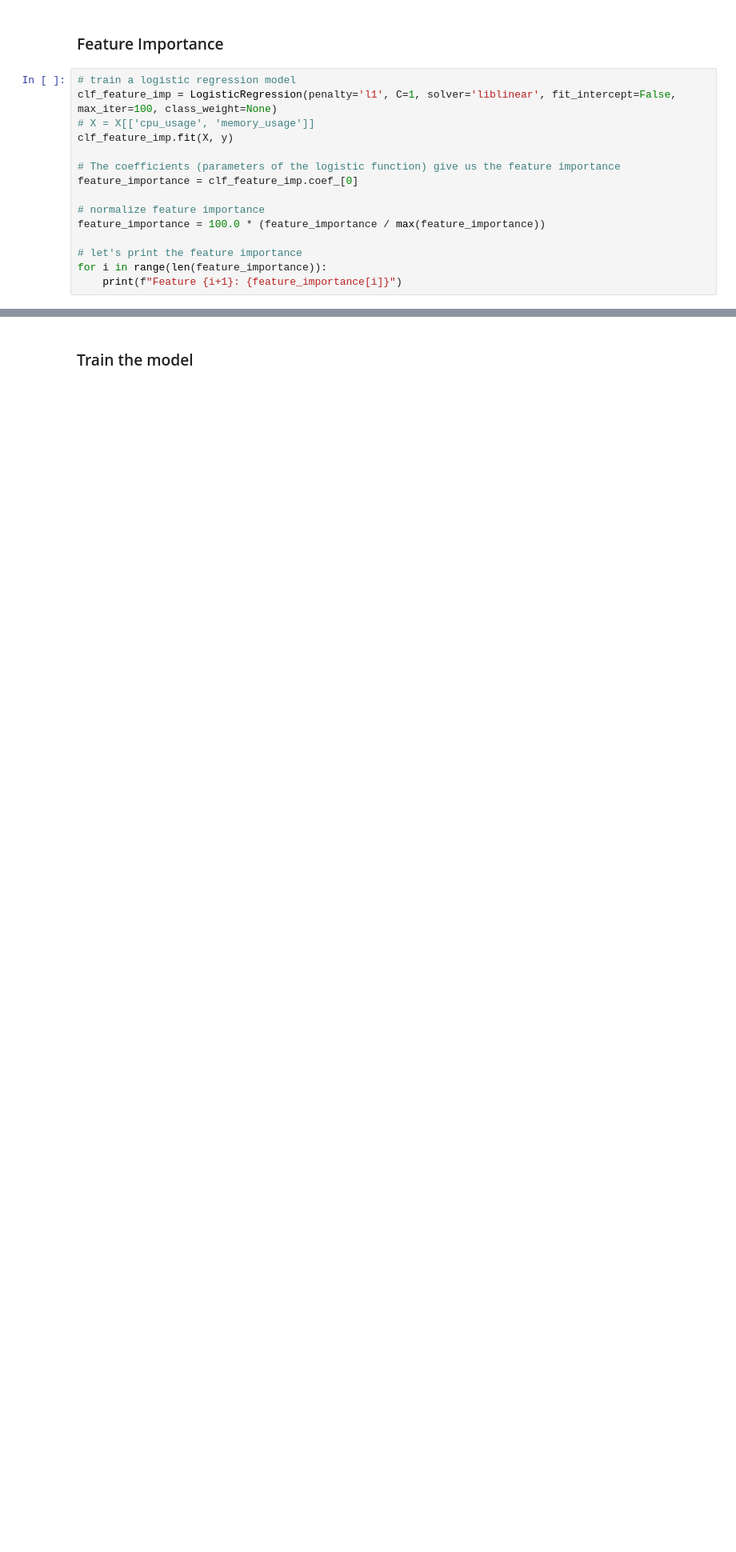
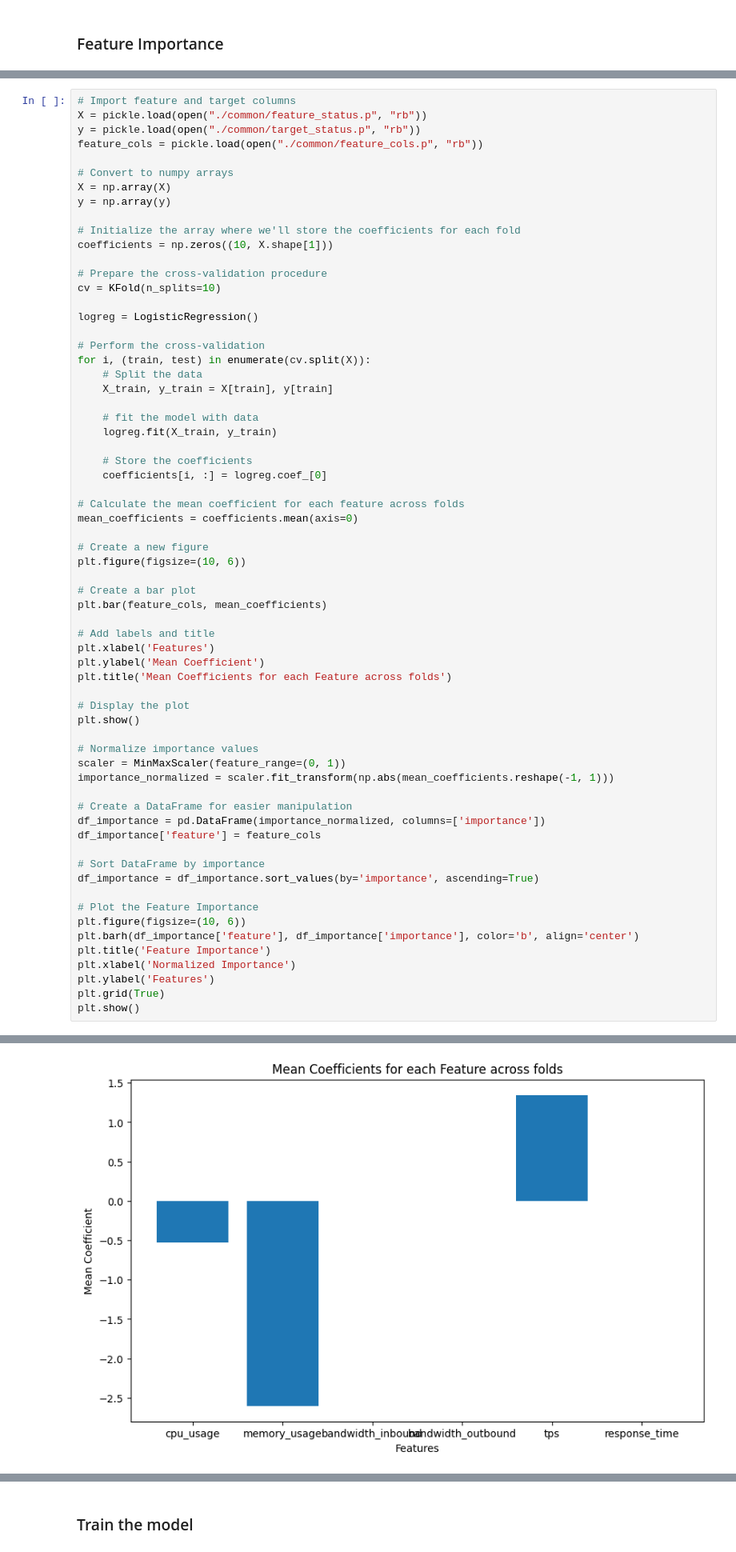
Before and after one commit to meng-rcis/rcie-system-metrics-prediction, a Jupyter notebook: two-stages/status/status.logistic_regression.ipynb, the cells around one changed output, grey strips where cells are left out. Shown at 80% size. Cells and saved outputs as stored; diff of their text form; blank space fills up the shorter version.

Commit message:
Add feature importance and feature removal

```diff
--- a/two-stages/status/status.logistic_regression.ipynb
+++ b/two-stages/status/status.logistic_regression.ipynb
@@ -132,17 +94,2 @@ Normalized weights: [0.00000000e+00 9.61034069e-01 7.55987491e-05 7.39789796e-05
 # %% [markdown]
 ### Feature Importance
-# %%
-# train a logistic regression model
-clf_feature_imp = LogisticRegression(penalty='l1', C=1, solver='liblinear', fit_intercept=False, max_iter=100, class_weight=None)
-# X = X[['cpu_usage', 'memory_usage']]
-clf_feature_imp.fit(X, y)
-
-# The coefficients (parameters of the logistic function) give us the feature importance
-feature_importance = clf_feature_imp.coef_[0]
-
-# normalize feature importance
-feature_importance = 100.0 * (feature_importance / max(feature_importance))
-
-# let's print the feature importance
-for i in range(len(feature_importance)):
-    print(f"Feature {i+1}: {feature_importance[i]}")
@@ -159,0 +105,66 @@ Feature 6: 0.194396889211519
+# %%
+# Import feature and target columns
+X = pickle.load(open("./common/feature_status.p", "rb"))
+y = pickle.load(open("./common/target_status.p", "rb"))
+feature_cols = pickle.load(open("./common/feature_cols.p", "rb"))
+
+# Convert to numpy arrays
+X = np.array(X)
+y = np.array(y)
+
+# Initialize the array where we'll store the coefficients for each fold
+coefficients = np.zeros((10, X.shape[1]))
+
+# Prepare the cross-validation procedure
+cv = KFold(n_splits=10)
+
+logreg = LogisticRegression()
+
+# Perform the cross-validation
+for i, (train, test) in enumerate(cv.split(X)):
+    # Split the data
+    X_train, y_train = X[train], y[train]
+
+    # fit the model with data
+    logreg.fit(X_train, y_train)
+
+    # Store the coefficients
+    coefficients[i, :] = logreg.coef_[0]
+
+# Calculate the mean coefficient for each feature across folds
+mean_coefficients = coefficients.mean(axis=0)
+
+# Create a new figure
+plt.figure(figsize=(10, 6))
+
+# Create a bar plot
+plt.bar(feature_cols, mean_coefficients)
+
+# Add labels and title
+plt.xlabel('Features')
+plt.ylabel('Mean Coefficient')
+plt.title('Mean Coefficients for each Feature across folds')
+
+# Display the plot
+plt.show()
+
+# Normalize importance values
+scaler = MinMaxScaler(feature_range=(0, 1))
+importance_normalized = scaler.fit_transform(np.abs(mean_coefficients.reshape(-1, 1)))
+
+# Create a DataFrame for easier manipulation
+df_importance = pd.DataFrame(importance_normalized, columns=['importance'])
+df_importance['feature'] = feature_cols
+
+# Sort DataFrame by importance
+df_importance = df_importance.sort_values(by='importance', ascending=True)
+
+# Plot the Feature Importance
+plt.figure(figsize=(10, 6))
+plt.barh(df_importance['feature'], df_importance['importance'], color='b', align='center')
+plt.title('Feature Importance')
+plt.xlabel('Normalized Importance')
+plt.ylabel('Features')
+plt.grid(True)
+plt.show()
+# %% [output]
@@ -159,0 +188 @@ Feature 6: 0.194396889211519
+[figure, added]
```
Also changed, not shown: parts of 10 cells of this notebook.
